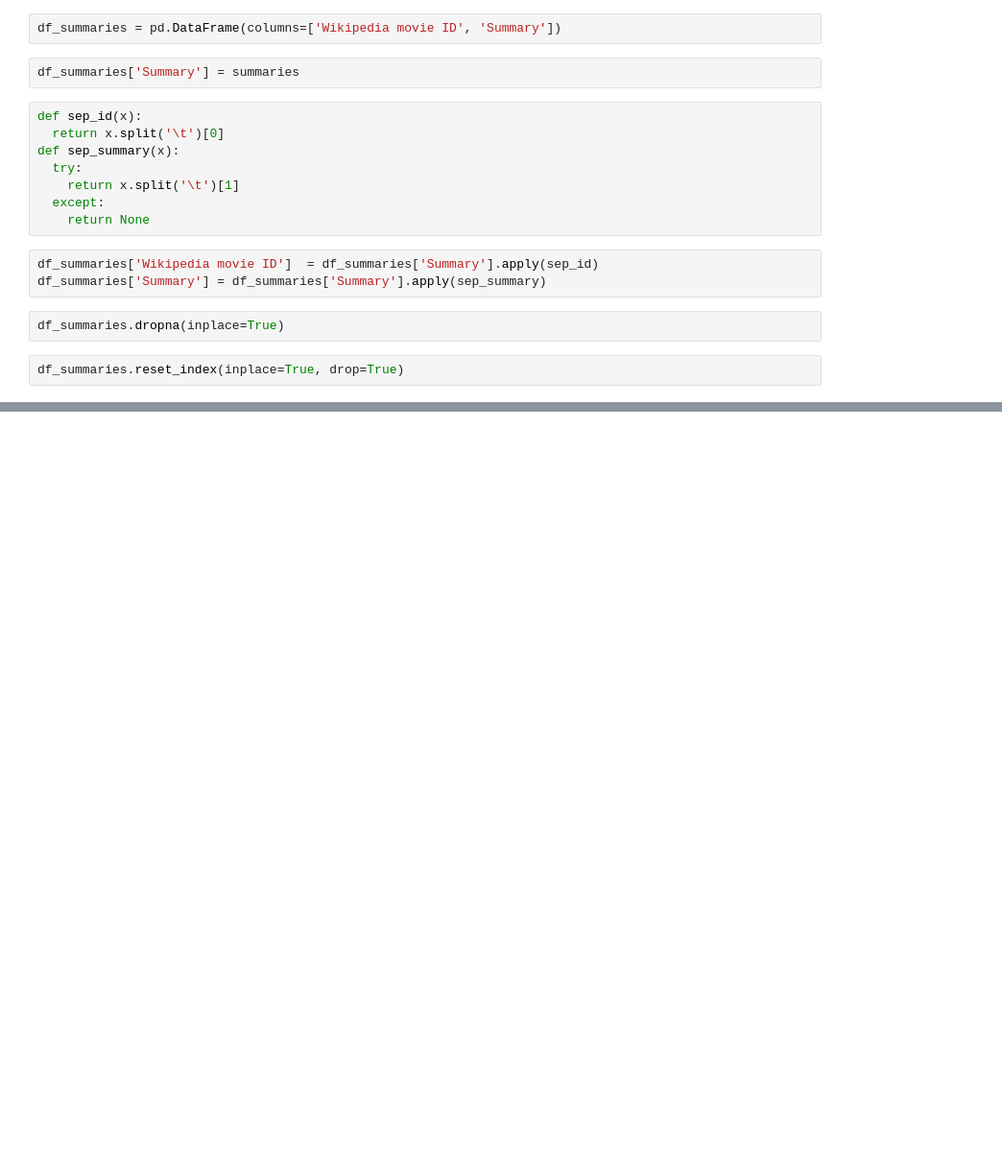
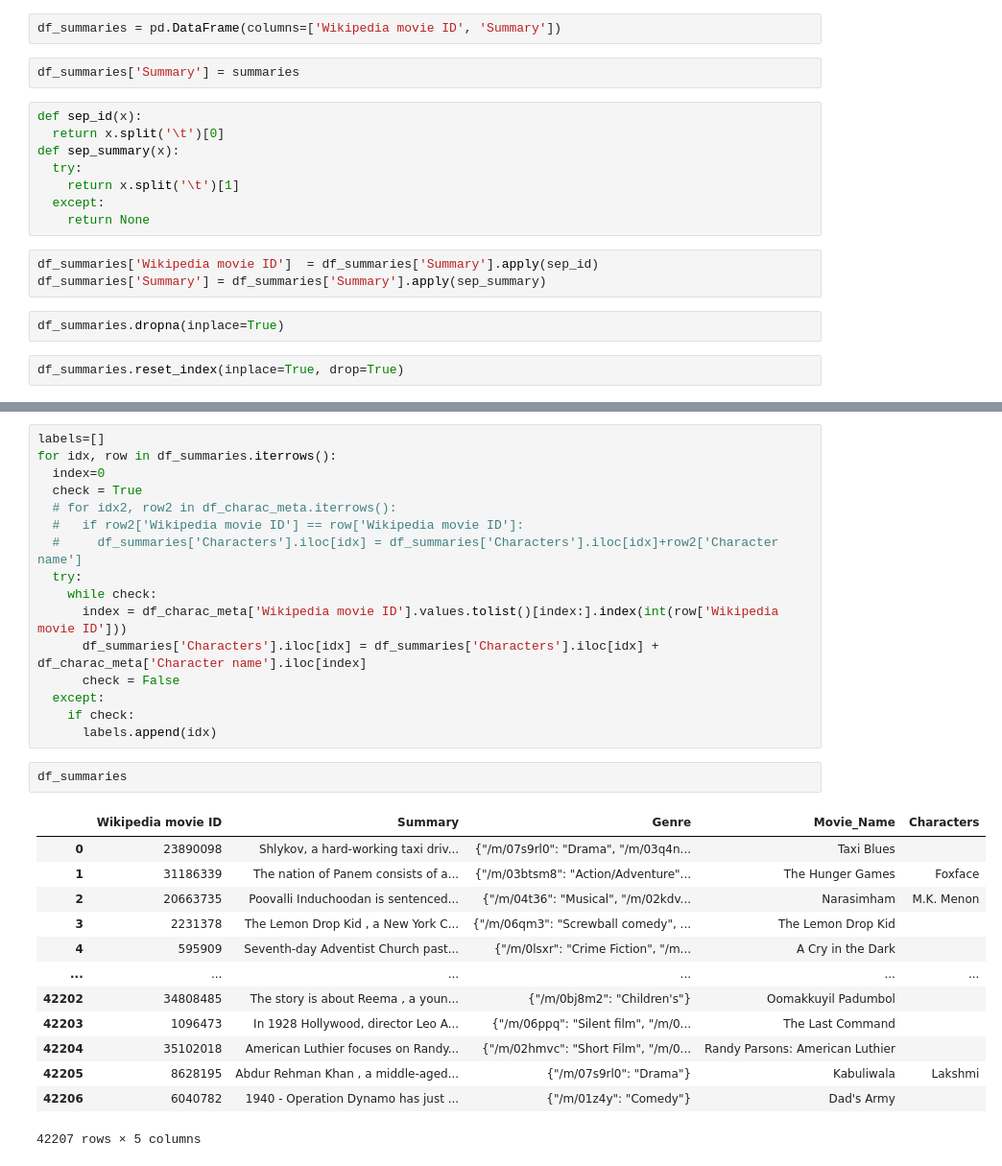
Before and after one commit to Anshumaan-Chauhan02/VST, a Jupyter notebook: Data_Exploration.ipynb, the cells around one changed output, grey strips where cells are left out. Shown at 96% size. Drawn from its saved outputs; the diff is of its cells as text; blank space fills up the shorter version.

```diff
--- a/Data_Exploration.ipynb
+++ b/Data_Exploration.ipynb
@@ -99,0 +154,32 @@ df_summaries
+# %%
+labels=[]
+for idx, row in df_summaries.iterrows():
+  index=0
+  check = True
+  # for idx2, row2 in df_charac_meta.iterrows():
+  #   if row2['Wikipedia movie ID'] == row['Wikipedia movie ID']:
+  #     df_summaries['Characters'].iloc[idx] = df_summaries['Characters'].iloc[idx]+row2['Character name']
+  try:
+    while check:
+      index = df_charac_meta['Wikipedia movie ID'].values.tolist()[index:].index(int(row['Wikipedia movie ID']))
+      df_summaries['Characters'].iloc[idx] = df_summaries['Characters'].iloc[idx] + df_charac_meta['Character name'].iloc[index]
+      check = False
+  except:
+    if check:
+      labels.append(idx)
+# %%
+df_summaries
+# %% [output]
+|  | Wikipedia movie ID | Summary | Genre | Movie_Name | Characters |
+| 0 | 23890098 | Shlykov, a hard-working taxi driv... | {"/m/07s9rl0": "Drama", "/m/03q4n... | Taxi Blues |  |
+| 1 | 31186339 | The nation of Panem consists of a... | {"/m/03btsm8": "Action/Adventure"... | The Hunger Games | Foxface |
+| 2 | 20663735 | Poovalli Induchoodan is sentenced... | {"/m/04t36": "Musical", "/m/02kdv... | Narasimham | M.K. Menon |
+| 3 | 2231378 | The Lemon Drop Kid , a New York C... | {"/m/06qm3": "Screwball comedy", ... | The Lemon Drop Kid |  |
+| 4 | 595909 | Seventh-day Adventist Church past... | {"/m/0lsxr": "Crime Fiction", "/m... | A Cry in the Dark |  |
+| ... | ... | ... | ... | ... | ... |
+| 42202 | 34808485 | The story is about Reema , a youn... | {"/m/0bj8m2": "Children's"} | Oomakkuyil Padumbol |  |
+| 42203 | 1096473 | In 1928 Hollywood, director Leo A... | {"/m/06ppq": "Silent film", "/m/0... | The Last Command |  |
+| 42204 | 35102018 | American Luthier focuses on Randy... | {"/m/02hmvc": "Short Film", "/m/0... | Randy Parsons: American Luthier |  |
+| 42205 | 8628195 | Abdur Rehman Khan , a middle-aged... | {"/m/07s9rl0": "Drama"} | Kabuliwala | Lakshmi |
+| 42206 | 6040782 | 1940 - Operation Dynamo has just ... | {"/m/01z4y": "Comedy"} | Dad's Army |  |
+42207 rows × 5 columns
```
Also changed, not shown: parts of 11 cells of this notebook.
